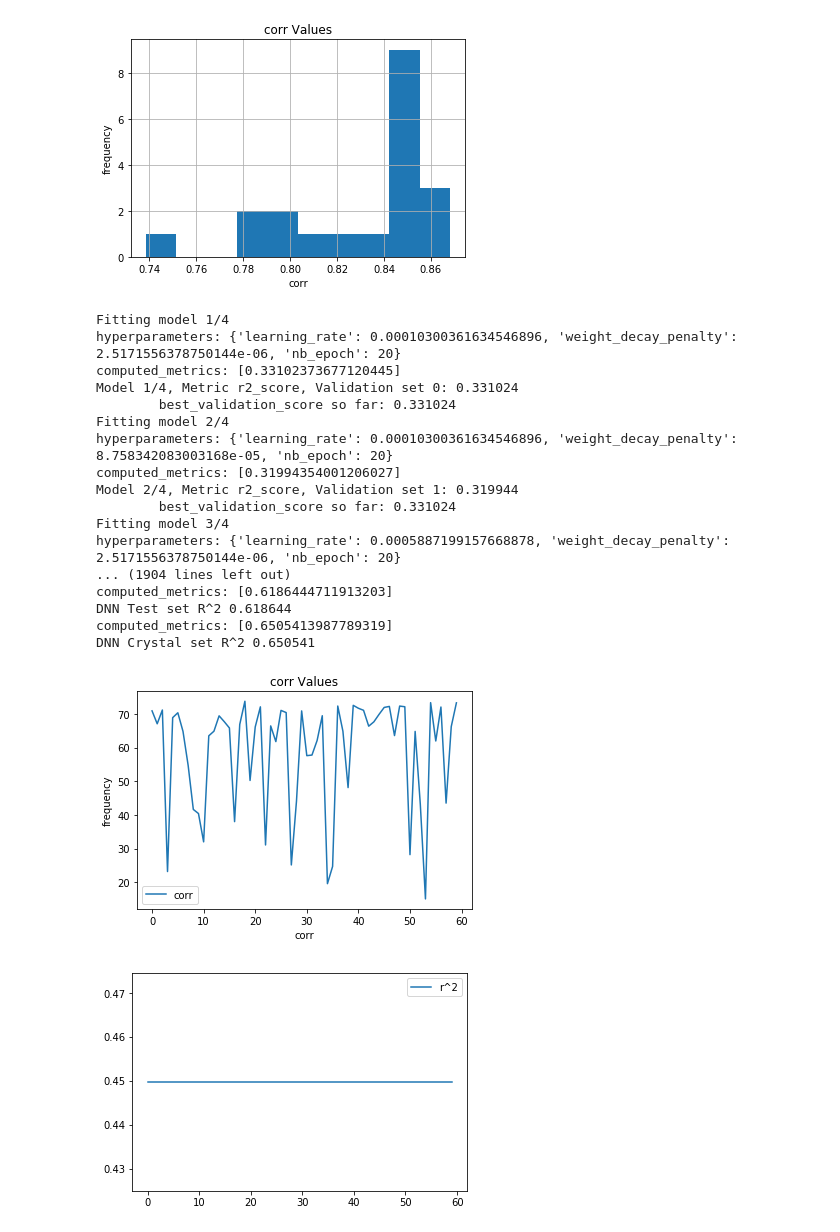
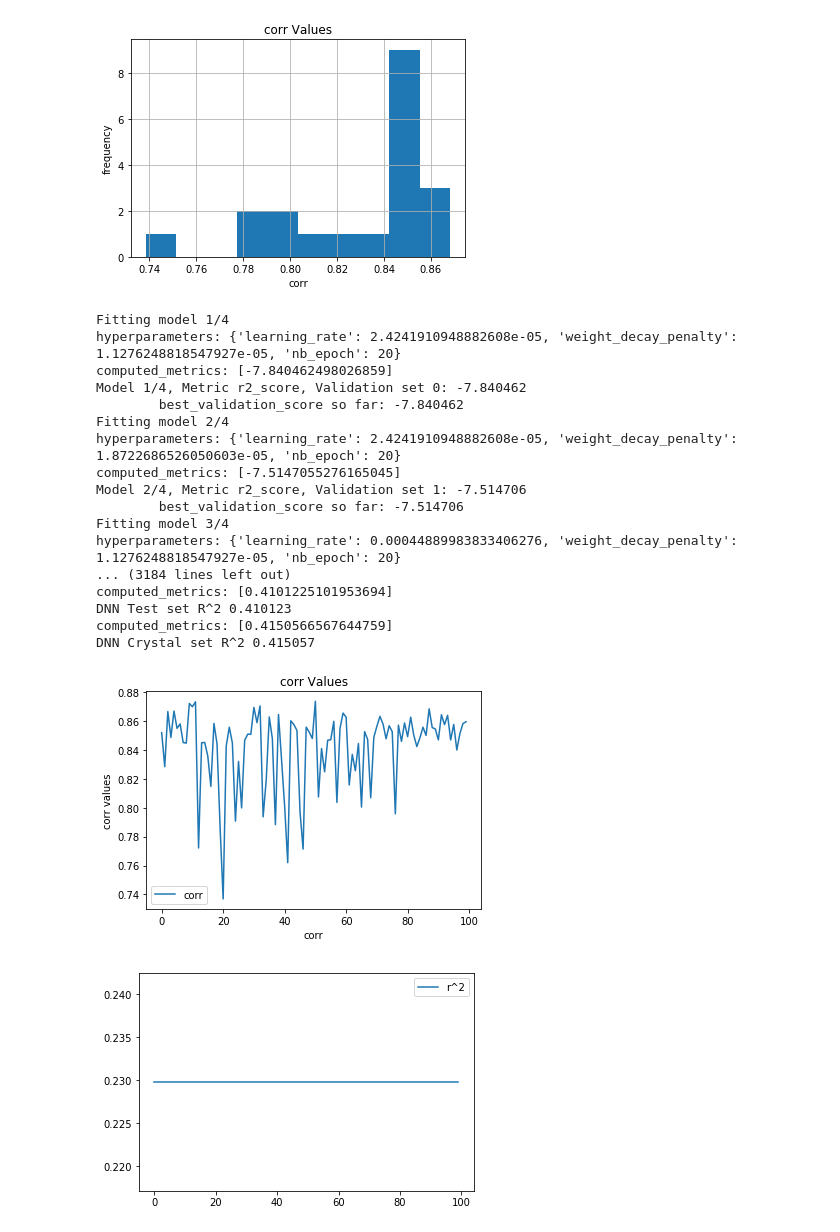
Before and after one commit to tomjeans/predictpolar2, a Jupyter notebook: precidate polar.ipynb, the cells around one changed output. Cells and saved outputs as stored; diff of their text form; code cells hidden in the pictures.

```diff
--- a/precidate polar.ipynb
+++ b/precidate polar.ipynb
@@ -581,6 +581,6 @@ DNN Crystal set R^2 0.449775
 #polarse.corr()
 # %%
 import pandas as pd
-polarss = pd.read_csv("dnn_crystal_regressor.csv")
-polarsss = pd.read_csv("crystal_desc_canvas_aug30.csv",usecols=[17])
+polarss1 = pd.read_csv("dnn_crystal_regressor.csv")
+polarsss1 = pd.read_csv("crystal_desc_canvas_aug30.csv",usecols=[17])
 # %%
@@ -647,5 +647,5 @@ polarss
 # %%
 #polarss.columns
 # %%
-polarss.columns = ['Polar2']
+polarss1.columns = ['Polar2']
 # %%
@@ -697,2 +697,2 @@ polarsss
 # %%
-result = pd.concat([polarsss, polarss], axis=1)
+result1 = pd.concat([polarsss1, polarss1], axis=1)
@@ -727,3 +749,3 @@ import pandas as pd
 # %%
-plt.style.use('ggplot')
+#plt.style.use('ggplot')#
 # %%
@@ -827,7 +849,8 @@ def analysis():# run the predict
  del polarss['Compound']
  polarss.columns = ['Polar2']
  result = pd.concat([polarsss, polarss], axis=1)
- g = np.array(result)
+ result_f = result.corr()
+ g = np.array(result_f)
  fgfgf = g[0,1:2]
  ufc=fgfgf.tolist()
  mma=ufc[0]
@@ -838,48 +861,48 @@ def real_analysis(number):#analysis the corr and process the value to plot
  values1 = [(dnn_crystal_score["r2_score"]) for y in range(number)]
  values = [analysis() for x in range(number)]
  n = [values]
  n2 = [values1]
  m = np.array(n)
  m2 = np.array(n2)
  csvFile = open("test.csv", "w")
  #csvFile = open("test_r^2","w")
  writer = csv.writer(csvFile)
  writer.writerow(fileHeader)
  writer.writerow(n)
  csvFile.close()
 #data = pd.read_csv("test.csv")
  mrrr = np.transpose(m)
  mrrr1 = np.transpose(m2)
  mrrre1 = pd.DataFrame(mrrr1)
  mrrre = pd.DataFrame(mrrr)
  mrrre.columns = ['corr']
  mrrre1.columns = ['r^2']
 
  normals = pd.DataFrame(mrrre['corr'])
  normals.plot()
  plt.xlabel('corr')
- plt.ylabel('frequency')
+ plt.ylabel('corr values')
  plt.title('corr Values')
  normals2 = pd.DataFrame(mrrre1['r^2'])
  normals2.plot()
-real_analysis(60)
+real_analysis(100)
 # %% [output]
 Fitting model 1/4
-hyperparameters: {'learning_rate': 0.00010300361634546896, 'weight_decay_penalty': 2.5171556378750144e-06, 'nb_epoch': 20}
-computed_metrics: [0.33102373677120445]
-Model 1/4, Metric r2_score, Validation set 0: 0.331024
-        best_validation_score so far: 0.331024
+hyperparameters: {'learning_rate': 2.4241910948882608e-05, 'weight_decay_penalty': 1.1276248818547927e-05, 'nb_epoch': 20}
+computed_metrics: [-7.840462498026859]
+Model 1/4, Metric r2_score, Validation set 0: -7.840462
+        best_validation_score so far: -7.840462
 Fitting model 2/4
-hyperparameters: {'learning_rate': 0.00010300361634546896, 'weight_decay_penalty': 8.758342083003168e-05, 'nb_epoch': 20}
-computed_metrics: [0.31994354001206027]
-Model 2/4, Metric r2_score, Validation set 1: 0.319944
-        best_validation_score so far: 0.331024
+hyperparameters: {'learning_rate': 2.4241910948882608e-05, 'weight_decay_penalty': 1.8722686526050603e-05, 'nb_epoch': 20}
+computed_metrics: [-7.5147055276165045]
+Model 2/4, Metric r2_score, Validation set 1: -7.514706
+        best_validation_score so far: -7.514706
 Fitting model 3/4
-hyperparameters: {'learning_rate': 0.0005887199157668878, 'weight_decay_penalty': 2.5171556378750144e-06, 'nb_epoch': 20}
-... (1904 lines left out)
-computed_metrics: [0.6186444711913203]
-DNN Test set R^2 0.618644
-computed_metrics: [0.6505413987789319]
-DNN Crystal set R^2 0.650541
+hyperparameters: {'learning_rate': 0.00044889983833406276, 'weight_decay_penalty': 1.1276248818547927e-05, 'nb_epoch': 20}
+... (3184 lines left out)
+computed_metrics: [0.4101225101953694]
+DNN Test set R^2 0.410123
+computed_metrics: [0.4150566567644759]
+DNN Crystal set R^2 0.415057
-[figure, old version]
+[figure, new version]
-[figure, old version]
+[figure, new version]
```
Also changed, not shown: parts of 42 cells of this notebook, 26 other files.
